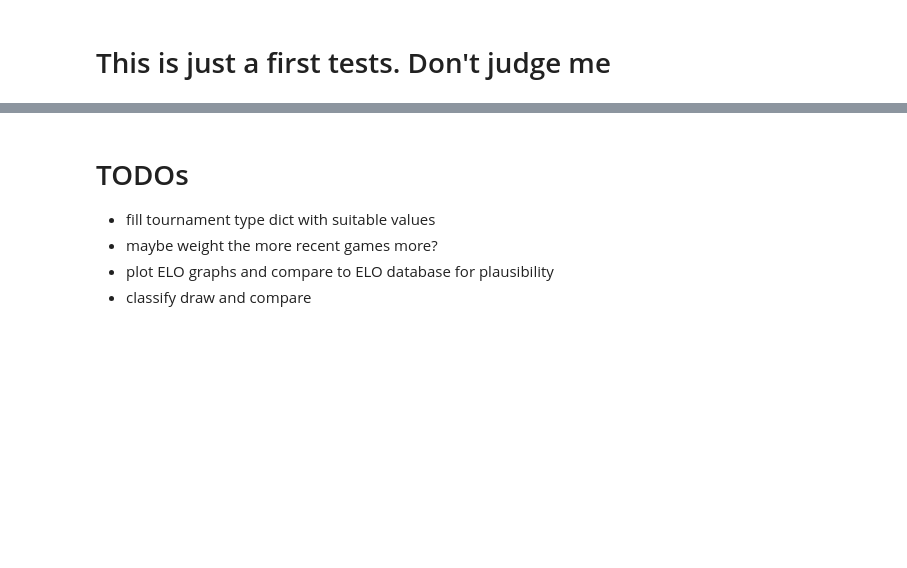
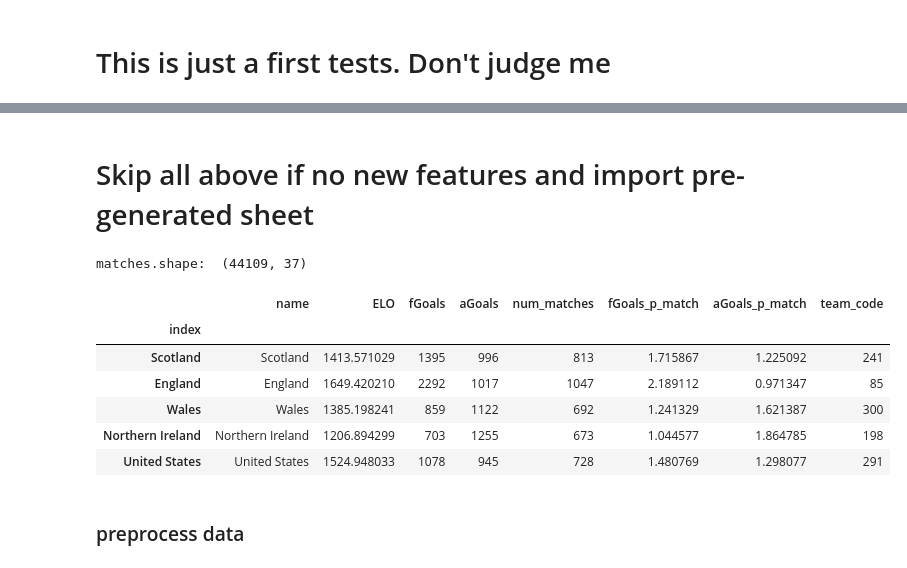
Before and after one commit to ramevaf/AIMatch, a Jupyter notebook: first_try.ipynb, the cells around one changed output, grey strips where cells are left out. Cells and saved outputs as stored; diff of their text form; code cells hidden in the pictures; blank space fills up the shorter version.

```diff
--- a/first_try.ipynb
+++ b/first_try.ipynb
@@ -397,7 +303,0 @@ precision_score(test[targets], predictions)
-# %% [markdown]
-# TODOs
-
-* fill tournament type dict with suitable values
-* maybe weight the more recent games more?
-* plot ELO graphs and compare to ELO database for plausibility
-* classify draw and compare
@@ -403,0 +308,24 @@ precision_score(test[targets], predictions)
+# %% [markdown]
+# Skip all above if no new features and import pre-generated sheet
+# %%
+import pandas as pd
+from sklearn import metrics
+
+# read in csv data
+matches = pd.read_csv("matches_with_new_features.csv")
+team_stats = pd.read_csv("team_stats.csv")
+team_stats.set_index("index", inplace = True)
+print("matches.shape: ", matches.shape)
+#print("matches.dtypes: \n", matches.dtypes)
+team_stats.head()
+# %% [output]
+matches.shape:  (44109, 37)
+|  | name | ELO | fGoals | aGoals | num_matches | fGoals_p_match | aGoals_p_match | team_code |
+| index |  |  |  |  |  |  |  |  |
+| Scotland | Scotland | 1413.571029 | 1395 | 996 | 813 | 1.715867 | 1.225092 | 241 |
+| England | England | 1649.420210 | 2292 | 1017 | 1047 | 2.189112 | 0.971347 | 85 |
+| Wales | Wales | 1385.198241 | 859 | 1122 | 692 | 1.241329 | 1.621387 | 300 |
+| Northern Ireland | Northern Ireland | 1206.894299 | 703 | 1255 | 673 | 1.044577 | 1.864785 | 198 |
+| United States | United States | 1524.948033 | 1078 | 945 | 728 | 1.480769 | 1.298077 | 291 |
+# %% [markdown]
+### preprocess data
```
Also changed, not shown: parts of 69 cells of this notebook, 6 other files.
